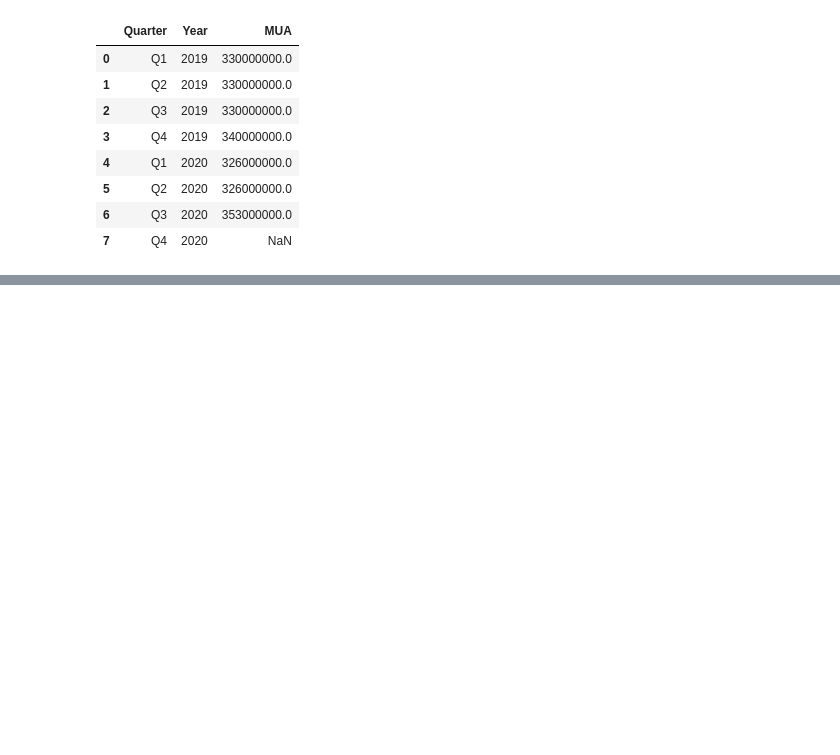
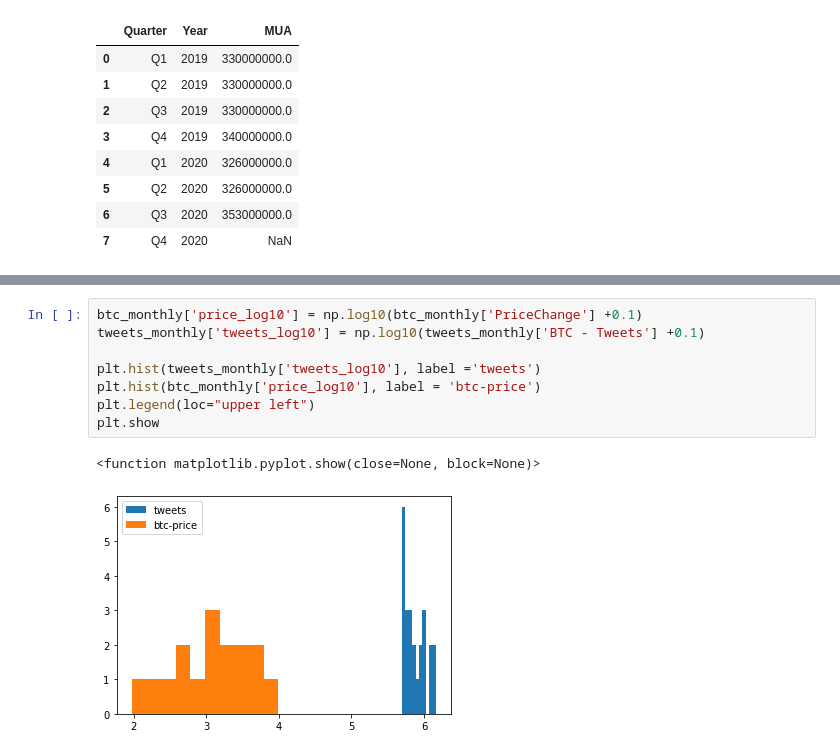
Before and after one commit to c5k1m/COGS108_Bitcoin_Data_Project, a Jupyter notebook: DataCheckpoint_group009.ipynb, the cells around one changed output, grey strips where cells are left out. Drawn from its saved outputs; the diff is of its cells as text; blank space fills up the shorter version.

```diff
--- a/DataCheckpoint_group009.ipynb
+++ b/DataCheckpoint_group009.ipynb
@@ -320,0 +378,11 @@ plt.legend()
+# %%
+btc_monthly['price_log10'] = np.log10(btc_monthly['PriceChange'] +0.1)
+tweets_monthly['tweets_log10'] = np.log10(tweets_monthly['BTC - Tweets'] +0.1)
+
+plt.hist(tweets_monthly['tweets_log10'], label ='tweets')
+plt.hist(btc_monthly['price_log10'], label = 'btc-price')
+plt.legend(loc="upper left")
+plt.show
+# %% [output]
+<function matplotlib.pyplot.show(close=None, block=None)>
+[figure, added]
```
Also changed, not shown: parts of 12 cells of this notebook, 1 other file.
